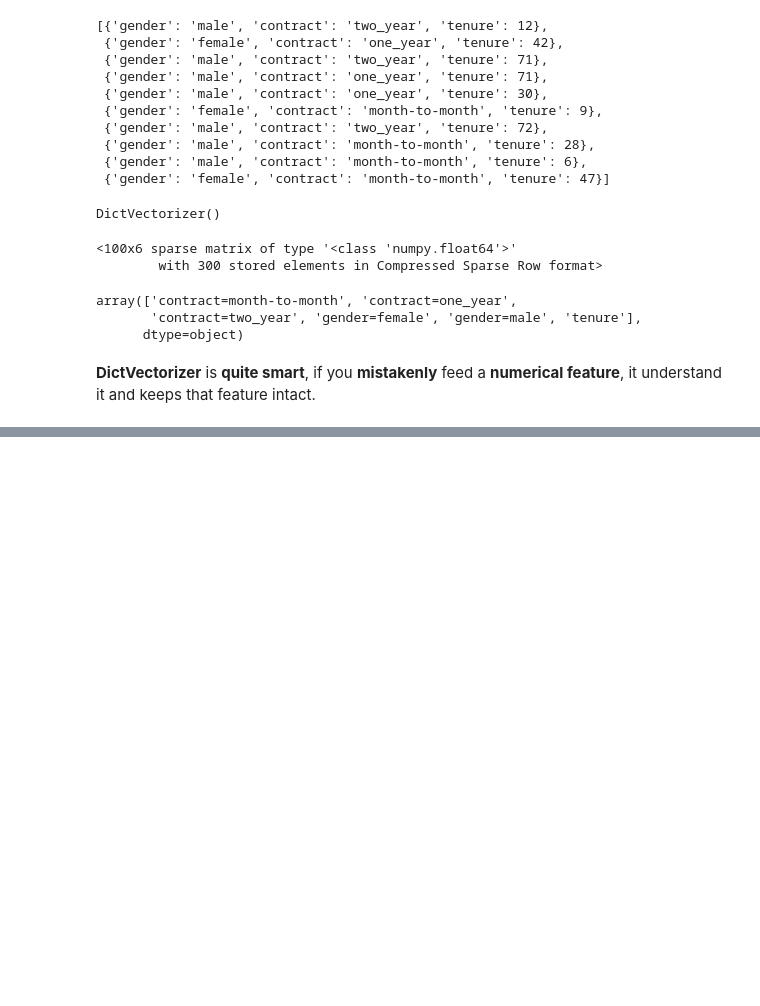
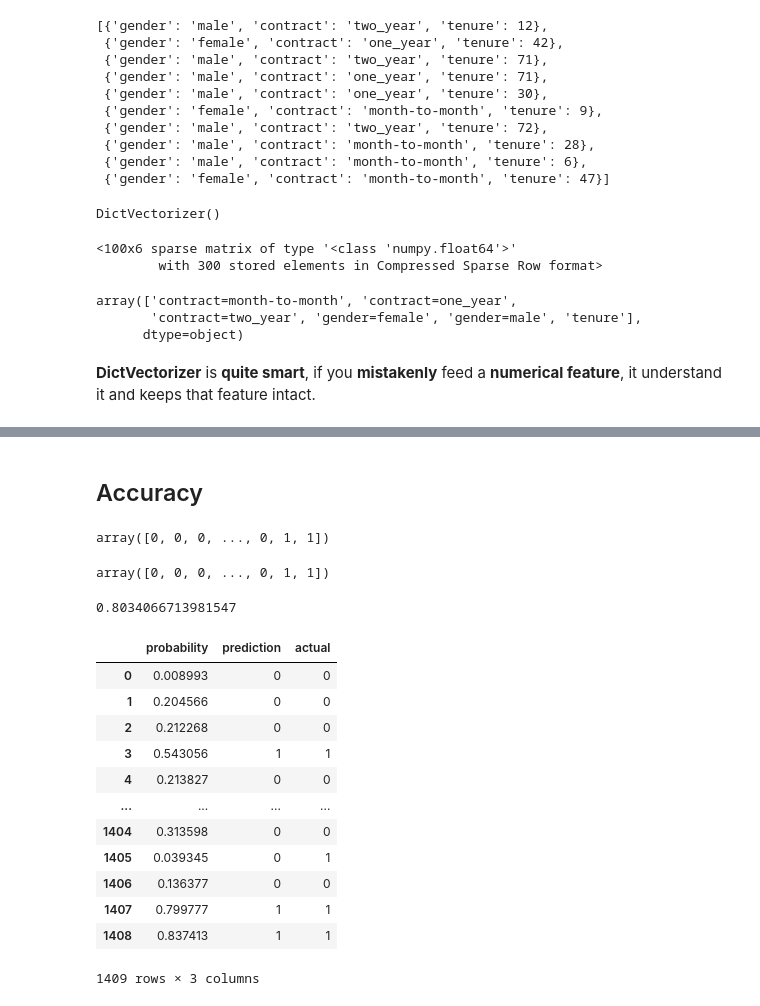
Before and after one commit to SiamakMushakhian/MLOps, a Jupyter notebook: 04. Telco Customer Churn Classification Project.ipynb, the cells around one changed output, grey strips where cells are left out. Cells and saved outputs as stored; diff of their text form; code cells hidden in the pictures; blank space fills up the shorter version.

```diff
--- a/04. Telco Customer Churn Classification Project.ipynb
+++ b/04. Telco Customer Churn Classification Project.ipynb
@@ -577,0 +608,2 @@ X_val = dv.transform(val_dicts)
+# %%
+model.fit(X_train, y_train)
@@ -577,0 +678,14 @@ X_val = dv.transform(val_dicts)
+# %% [markdown]
+## Accuracy
+# %%
+y_val
+# %% [output]
+array([0, 0, 0, ..., 0, 1, 1])
+# %%
+churn_decision.astype(int)
+# %% [output]
+array([0, 0, 0, ..., 0, 1, 1])
+# %%
+(y_val == churn_decision.astype(int)).mean()
+# %% [output]
+0.8034066713981547
@@ -577,0 +697,16 @@ X_val = dv.transform(val_dicts)
+# %%
+df_pred
+# %% [output]
+|  | probability | prediction | actual |
+| 0 | 0.008993 | 0 | 0 |
+| 1 | 0.204566 | 0 | 0 |
+| 2 | 0.212268 | 0 | 0 |
+| 3 | 0.543056 | 1 | 1 |
+| 4 | 0.213827 | 0 | 0 |
+| ... | ... | ... | ... |
+| 1404 | 0.313598 | 0 | 0 |
+| 1405 | 0.039345 | 0 | 1 |
+| 1406 | 0.136377 | 0 | 0 |
+| 1407 | 0.799777 | 1 | 1 |
+| 1408 | 0.837413 | 1 | 1 |
+1409 rows × 3 columns
```
Also changed, not shown: parts of 62 cells of this notebook.
